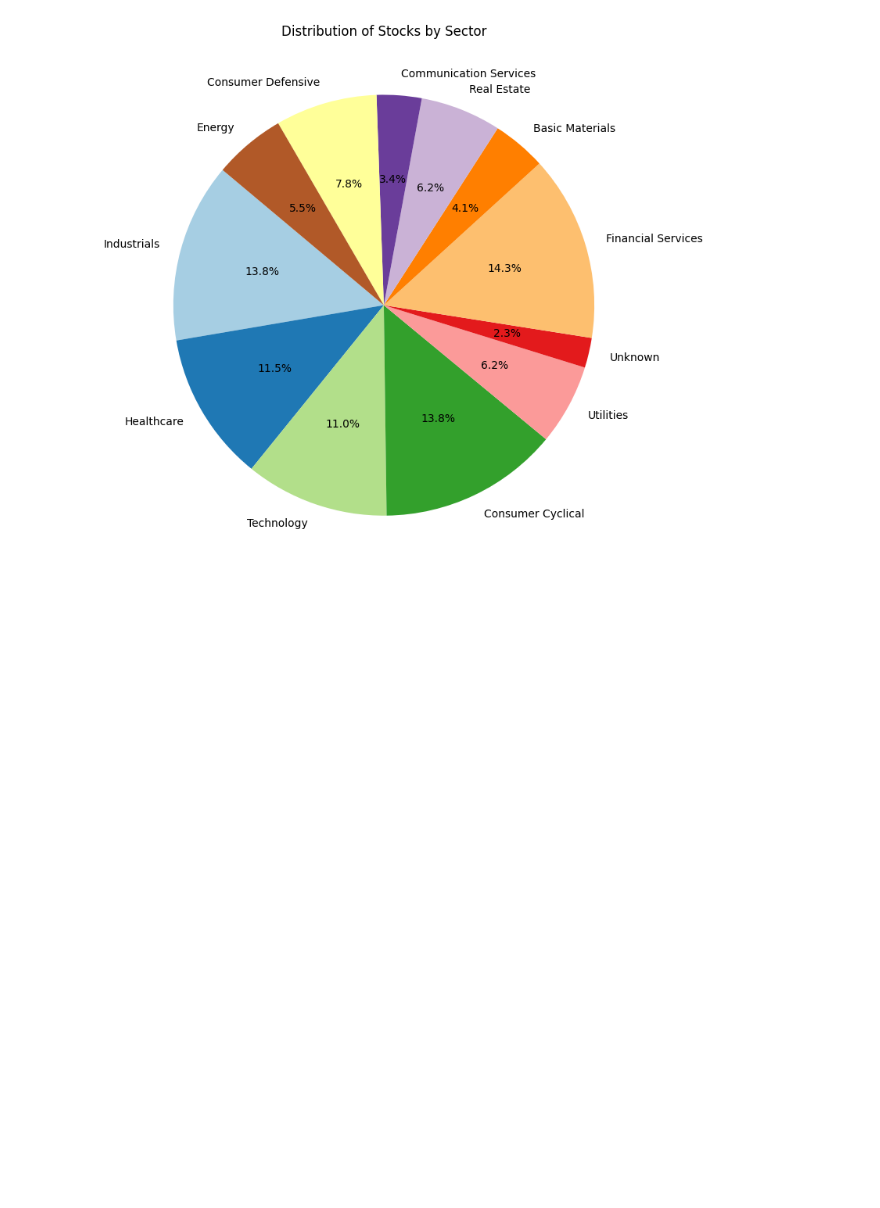
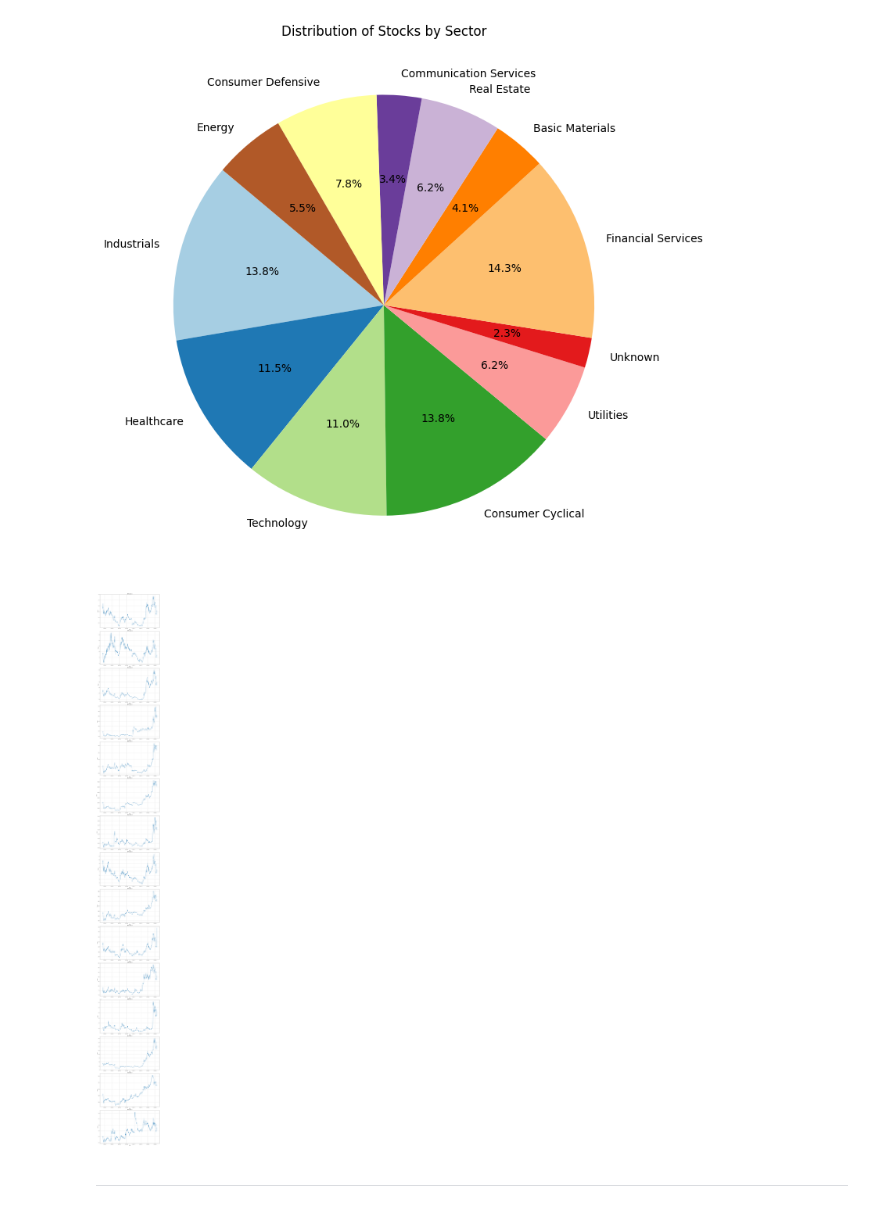
Before and after one commit to Deadeye111/fhgr-cds-305-trading-bot, a Jupyter notebook: Exploration/visualization.ipynb, the cells around one changed output. Saved outputs shown, nothing was run; the diff lists cells and outputs as text; code cells hidden in the pictures; blank space fills up the shorter version.

```diff
--- a/Exploration/visualization.ipynb
+++ b/Exploration/visualization.ipynb
@@ -42,3 +42,52 @@ plt.show()
 # %% [output]
 [figure]
 [figure]
+# %%
+import os
+import pandas as pd
+import matplotlib.pyplot as plt
+
+# Function to read all CSV files in a given folder
+def read_csv_files(folder_path):
+    csv_files = [f for f in os.listdir(folder_path) if f.endswith('.csv')]
+    dataframes = {}
+    for csv_file in csv_files:
+        df = pd.read_csv(os.path.join(folder_path, csv_file))
+        dataframes[csv_file] = df
+    return dataframes
+
+# Function to plot prices over time in subplots
+def plot_prices(dataframes):
+    num_files = len(dataframes)
+    fig, axes = plt.subplots(num_files, 1, figsize=(14, 8 * num_files))
+
+    if num_files == 1:
+        axes = [axes]
+
+    for ax, (file_name, df) in zip(axes, dataframes.items()):
+        # Assuming the CSV files have 'Date' and 'Price' columns
+        if 'Date' in df.columns and 'Close' in df.columns:
+            df['Date'] = pd.to_datetime(df['Date'])
+            ax.plot(df['Date'], df['Close'], label=file_name)
+            ax.set_xlabel('Date')
+            ax.set_ylabel('Close')
+            ax.set_title(file_name)
+            ax.grid(True)
+        else:
+            print(f"Skipping file {file_name} as it does not contain 'Date' and 'Close' columns.")
+
+    plt.tight_layout()
+    plt.show()
+
+# Path to the folder containing the CSV files
+folder_path = '../Gui/data_crypto'
+
+# Read CSV files
+dataframes = read_csv_files(folder_path)
+
+# Plot prices
+plot_prices(dataframes)
+# %% [output]
+[figure, added]
+# %% [markdown]
+---
```
Also changed, not shown: 1 other file.
